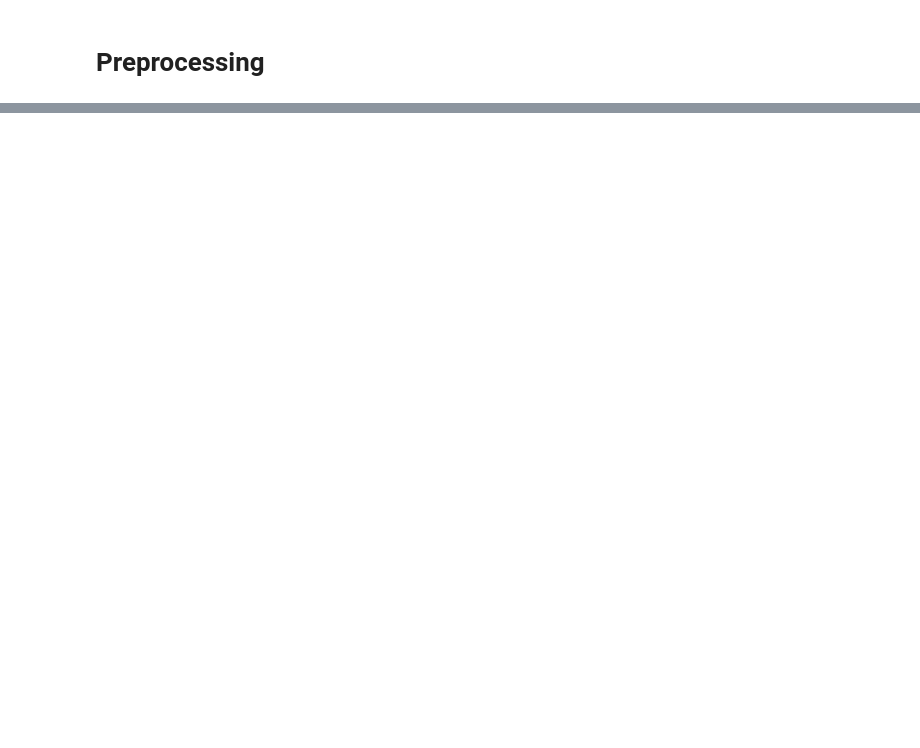
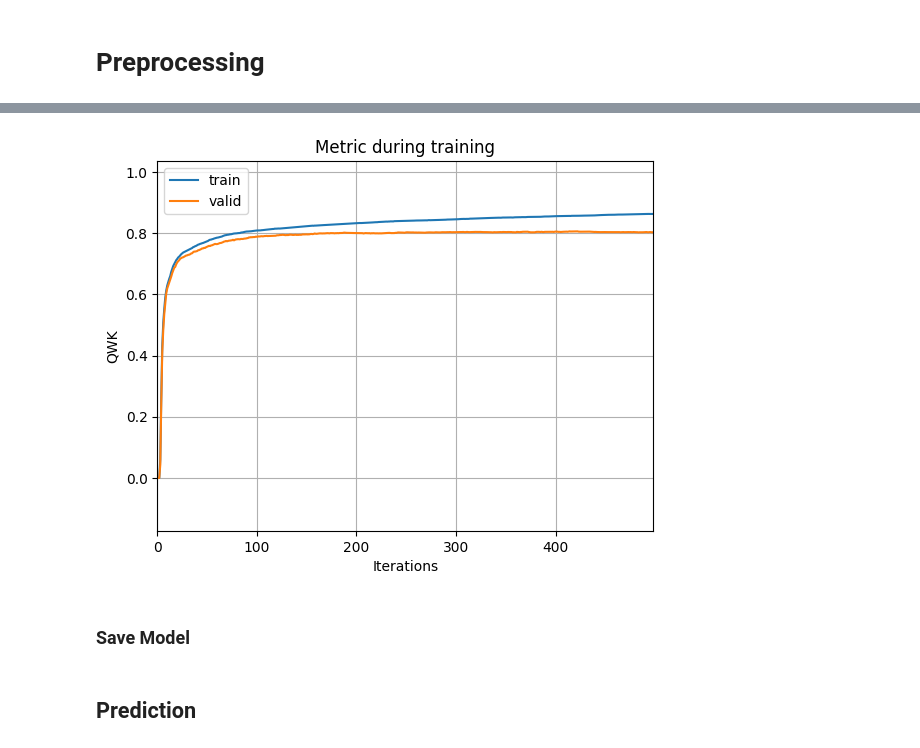
Before and after one commit to rinkusahu1/Kaggle_Practice_ML, a Jupyter notebook: automated_essay_score.ipynb, the cells around one changed output, grey strips where cells are left out. Drawn from its saved outputs; the diff is of its cells as text; code cells hidden in the pictures; blank space fills up the shorter version.

```diff
--- a/automated_essay_score.ipynb
+++ b/automated_essay_score.ipynb
@@ -407,0 +1435,10 @@ df
+# %%
+def check_model_fit(model_id):
+    ax = lgb.plot_metric(models[model_id])
+    plt.show()
+# %%
+check_model_fit(2)
+# %% [output]
+[figure, added]
+# %% [markdown]
+### Save Model
@@ -407,0 +1448,2 @@ df
+# %% [markdown]
+## Prediction
```
Also changed, not shown: parts of 143 cells of this notebook.
